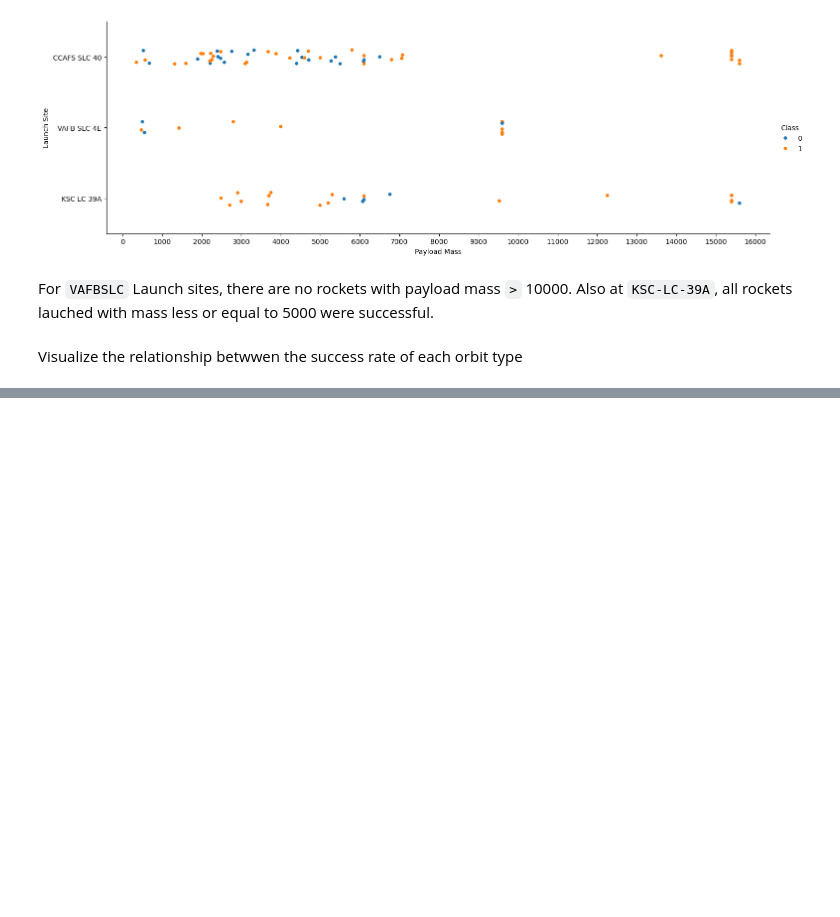
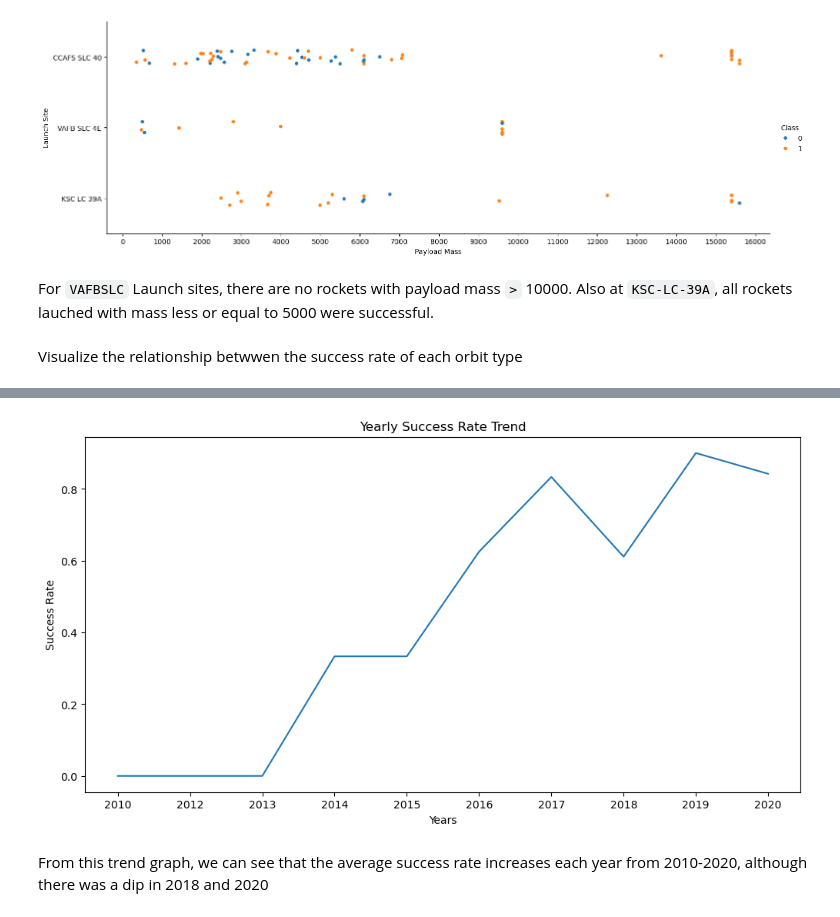
Before and after one commit to restjohnson/spaceX_landing_analysis, a Jupyter notebook: eda.ipynb, the cells around one changed output, grey strips where cells are left out. Drawn from its saved outputs; the diff is of its cells as text; code cells hidden in the pictures; blank space fills up the shorter version.

```diff
--- a/eda.ipynb
+++ b/eda.ipynb
@@ -63,0 +82,10 @@ plt.show()
+# %%
+year=[]
+def extract_year():
+    for i in df['Date']:
+        year.append(i.split("-")[0])
+    return year
+
+extract_year()
+df['Date'] = year
+df.head()
@@ -63,0 +99,13 @@ plt.show()
+# %%
+year_df = df.groupby('Date')['Class'].mean().reset_index()
+
+plt.figure(figsize=(12, 6))
+sns.lineplot(data=year_df, x="Date", y="Class")
+plt.title("Yearly Success Rate Trend")
+plt.xlabel("Years")
+plt.ylabel("Success Rate")
+plt.show()
+# %% [output]
+[figure, added]
+# %% [markdown]
+From this trend graph, we can see that the average success rate increases each year from 2010-2020, although there was a dip in 2018 and 2020
```
Also changed, not shown: parts of 7 cells of this notebook.
